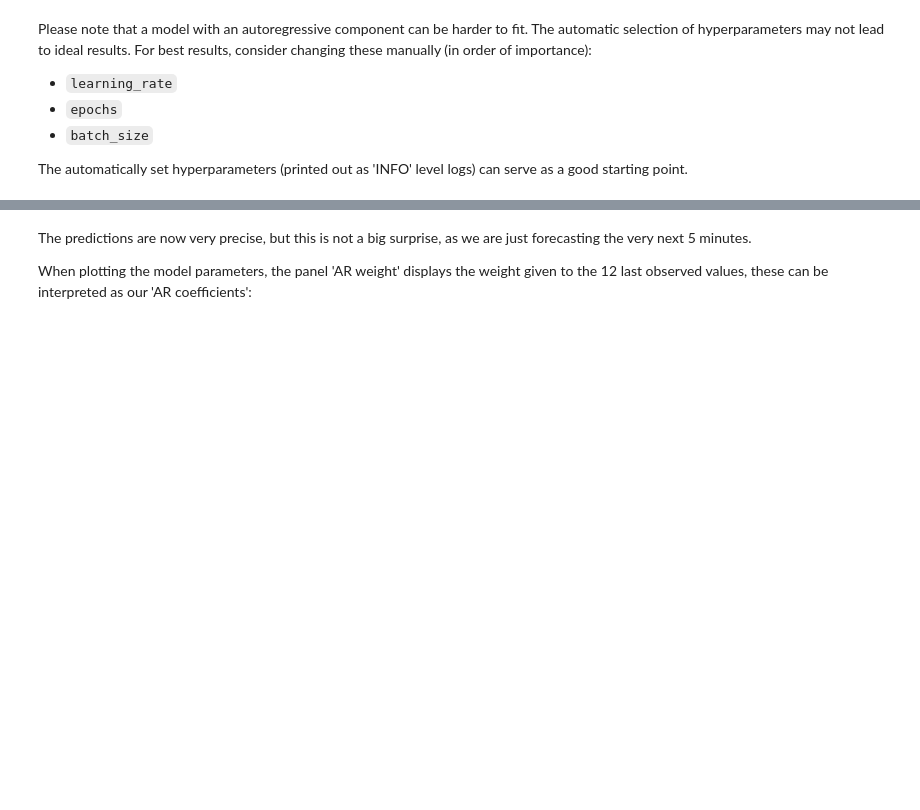
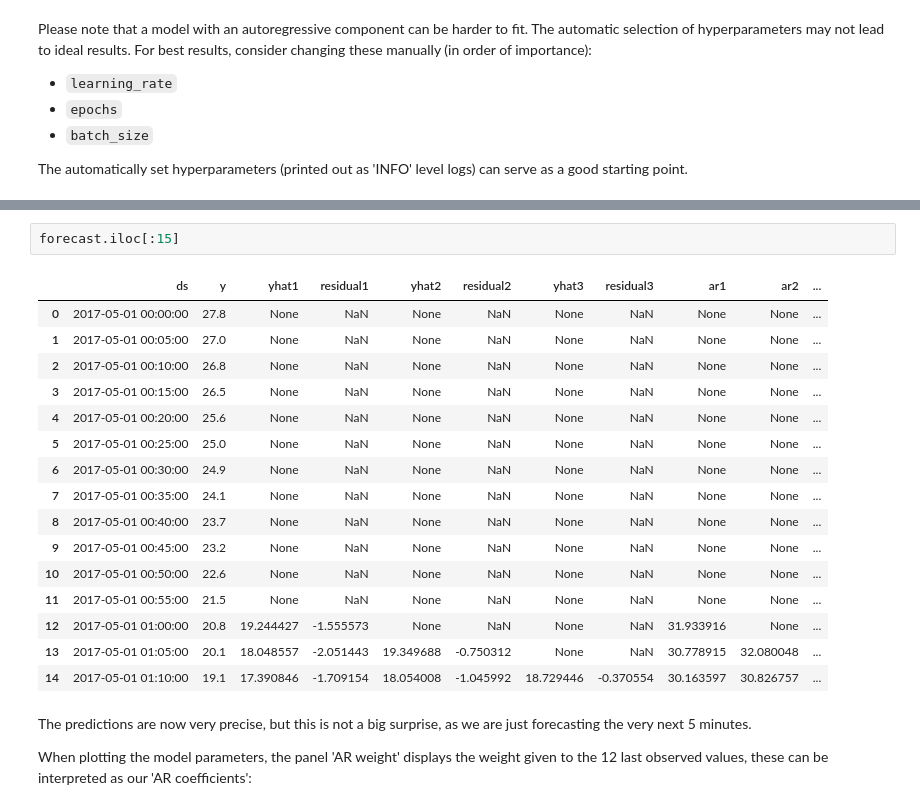
Before and after one commit to neuralprophet/neural_prophet_lightning, a Jupyter notebook: example_notebooks/autoregression_yosemite_temps.ipynb, the cells around one changed output, grey strips where cells are left out. Cells and saved outputs as stored; diff of their text form; blank space fills up the shorter version.

```diff
--- a/example_notebooks/autoregression_yosemite_temps.ipynb
+++ b/example_notebooks/autoregression_yosemite_temps.ipynb
@@ -93,3 +94,22 @@ INFO - (NP.forecaster._handle_missing_data) - 12 NaN values in column y were aut
+# %%
+forecast.iloc[:15]
+# %% [output]
+|  | ds | y | yhat1 | residual1 | yhat2 | residual2 | yhat3 | residual3 | ar1 | ar2 | ... |
+| 0 | 2017-05-01 00:00:00 | 27.8 | None | NaN | None | NaN | None | NaN | None | None | ... |
+| 1 | 2017-05-01 00:05:00 | 27.0 | None | NaN | None | NaN | None | NaN | None | None | ... |
+| 2 | 2017-05-01 00:10:00 | 26.8 | None | NaN | None | NaN | None | NaN | None | None | ... |
+| 3 | 2017-05-01 00:15:00 | 26.5 | None | NaN | None | NaN | None | NaN | None | None | ... |
+| 4 | 2017-05-01 00:20:00 | 25.6 | None | NaN | None | NaN | None | NaN | None | None | ... |
+| 5 | 2017-05-01 00:25:00 | 25.0 | None | NaN | None | NaN | None | NaN | None | None | ... |
+| 6 | 2017-05-01 00:30:00 | 24.9 | None | NaN | None | NaN | None | NaN | None | None | ... |
+| 7 | 2017-05-01 00:35:00 | 24.1 | None | NaN | None | NaN | None | NaN | None | None | ... |
+| 8 | 2017-05-01 00:40:00 | 23.7 | None | NaN | None | NaN | None | NaN | None | None | ... |
+| 9 | 2017-05-01 00:45:00 | 23.2 | None | NaN | None | NaN | None | NaN | None | None | ... |
+| 10 | 2017-05-01 00:50:00 | 22.6 | None | NaN | None | NaN | None | NaN | None | None | ... |
+| 11 | 2017-05-01 00:55:00 | 21.5 | None | NaN | None | NaN | None | NaN | None | None | ... |
+| 12 | 2017-05-01 01:00:00 | 20.8 | 19.244427 | -1.555573 | None | NaN | None | NaN | 31.933916 | None | ... |
+| 13 | 2017-05-01 01:05:00 | 20.1 | 18.048557 | -2.051443 | 19.349688 | -0.750312 | None | NaN | 30.778915 | 32.080048 | ... |
+| 14 | 2017-05-01 01:10:00 | 19.1 | 17.390846 | -1.709154 | 18.054008 | -1.045992 | 18.729446 | -0.370554 | 30.163597 | 30.826757 | ... |
 # %% [markdown]
 The predictions are now very precise, but this is not a big surprise, as we are just forecasting the very next 5 minutes.
 
```
Also changed, not shown: parts of 3 cells of this notebook, 2 other files.
